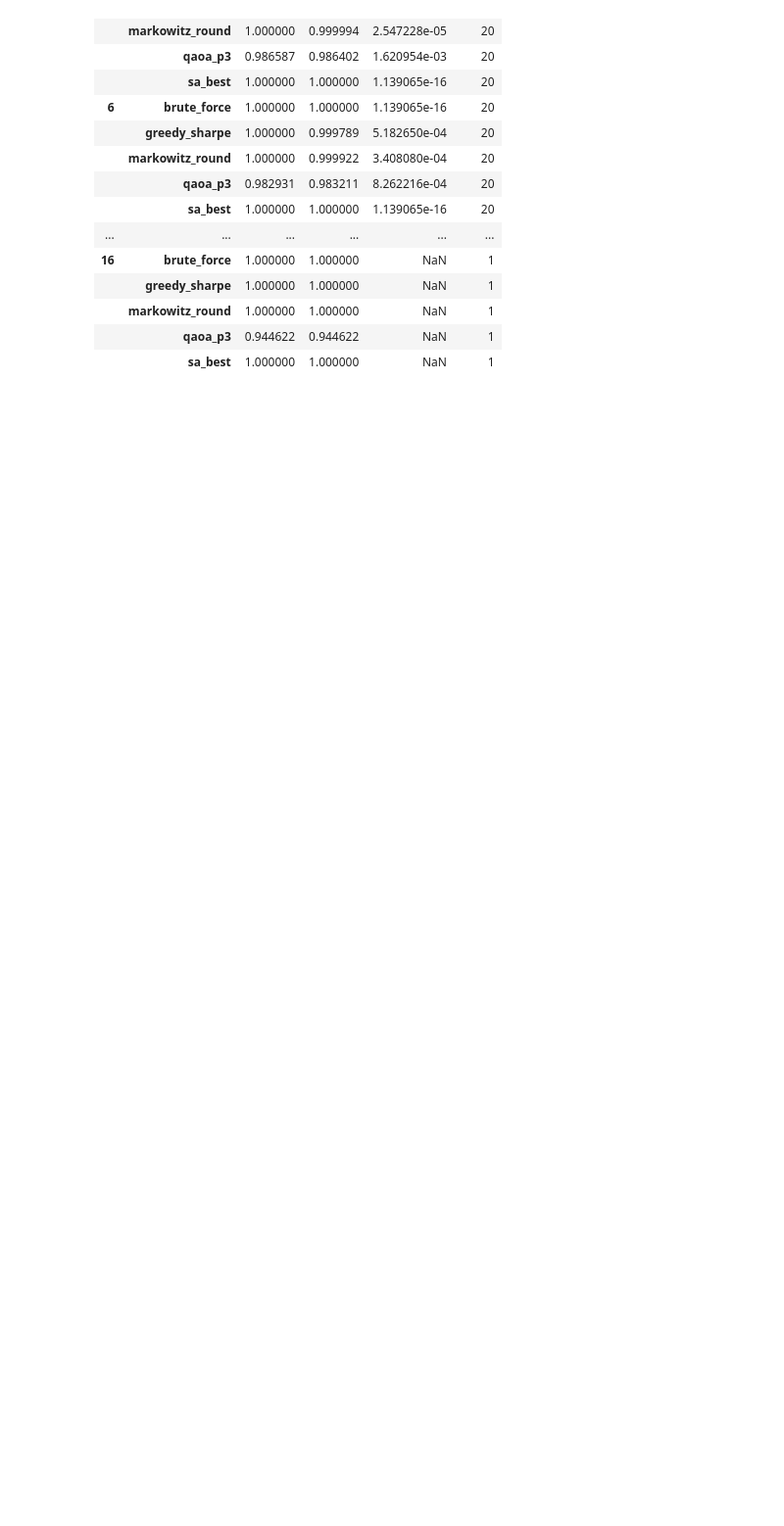
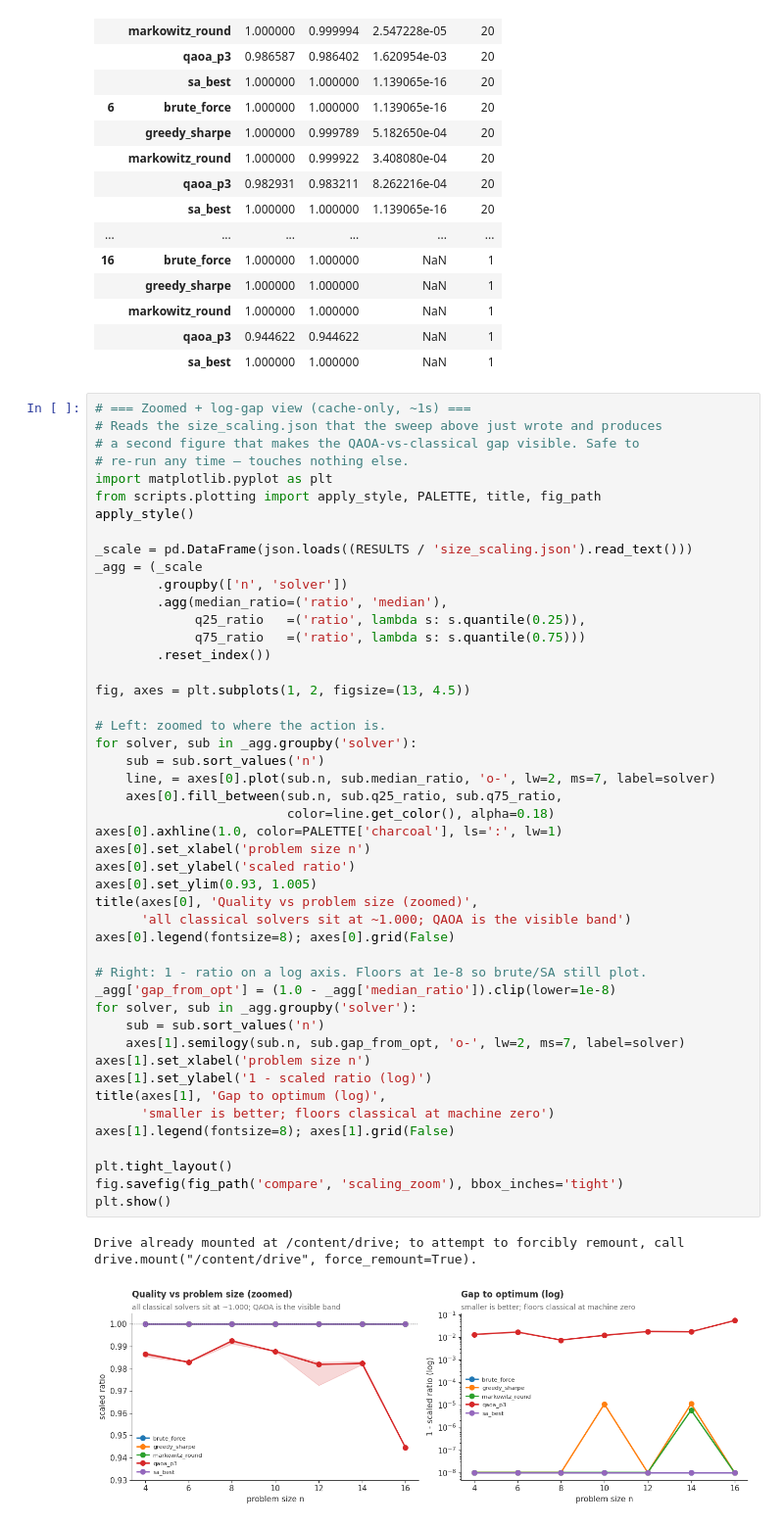
Before and after one commit to egil10/fys5419, a Jupyter notebook: project2/code/notebooks/05_scaling.ipynb, the cells around one changed output. Shown at 98% size. Cells and saved outputs as stored; diff of their text form; blank space fills up the shorter version.

```diff
--- a/project2/code/notebooks/05_scaling.ipynb
+++ b/project2/code/notebooks/05_scaling.ipynb
@@ -291,3 +291,53 @@ done -> size_scaling.json  (465 records)
 |  | markowitz_round | 1.000000 | 1.000000 | NaN | 1 |
 |  | qaoa_p3 | 0.944622 | 0.944622 | NaN | 1 |
 |  | sa_best | 1.000000 | 1.000000 | NaN | 1 |
+# %%
+# === Zoomed + log-gap view (cache-only, ~1s) ===
+# Reads the size_scaling.json that the sweep above just wrote and produces
+# a second figure that makes the QAOA-vs-classical gap visible. Safe to
+# re-run any time — touches nothing else.
+import matplotlib.pyplot as plt
+from scripts.plotting import apply_style, PALETTE, title, fig_path
+apply_style()
+
+_scale = pd.DataFrame(json.loads((RESULTS / 'size_scaling.json').read_text()))
+_agg = (_scale
+        .groupby(['n', 'solver'])
+        .agg(median_ratio=('ratio', 'median'),
+             q25_ratio   =('ratio', lambda s: s.quantile(0.25)),
+             q75_ratio   =('ratio', lambda s: s.quantile(0.75)))
+        .reset_index())
+
+fig, axes = plt.subplots(1, 2, figsize=(13, 4.5))
+
+# Left: zoomed to where the action is.
+for solver, sub in _agg.groupby('solver'):
+    sub = sub.sort_values('n')
+    line, = axes[0].plot(sub.n, sub.median_ratio, 'o-', lw=2, ms=7, label=solver)
+    axes[0].fill_between(sub.n, sub.q25_ratio, sub.q75_ratio,
+                         color=line.get_color(), alpha=0.18)
+axes[0].axhline(1.0, color=PALETTE['charcoal'], ls=':', lw=1)
+axes[0].set_xlabel('problem size n')
+axes[0].set_ylabel('scaled ratio')
+axes[0].set_ylim(0.93, 1.005)
+title(axes[0], 'Quality vs problem size (zoomed)',
+      'all classical solvers sit at ~1.000; QAOA is the visible band')
+axes[0].legend(fontsize=8); axes[0].grid(False)
+
+# Right: 1 - ratio on a log axis. Floors at 1e-8 so brute/SA still plot.
+_agg['gap_from_opt'] = (1.0 - _agg['median_ratio']).clip(lower=1e-8)
+for solver, sub in _agg.groupby('solver'):
+    sub = sub.sort_values('n')
+    axes[1].semilogy(sub.n, sub.gap_from_opt, 'o-', lw=2, ms=7, label=solver)
+axes[1].set_xlabel('problem size n')
+axes[1].set_ylabel('1 - scaled ratio (log)')
+title(axes[1], 'Gap to optimum (log)',
+      'smaller is better; floors classical at machine zero')
+axes[1].legend(fontsize=8); axes[1].grid(False)
+
+plt.tight_layout()
+fig.savefig(fig_path('compare', 'scaling_zoom'), bbox_inches='tight')
+plt.show()
+# %% [output]
+Drive already mounted at /content/drive; to attempt to forcibly remount, call drive.mount("/content/drive", force_remount=True).
+[figure, added]
```
Also changed, not shown: 1 other file.
